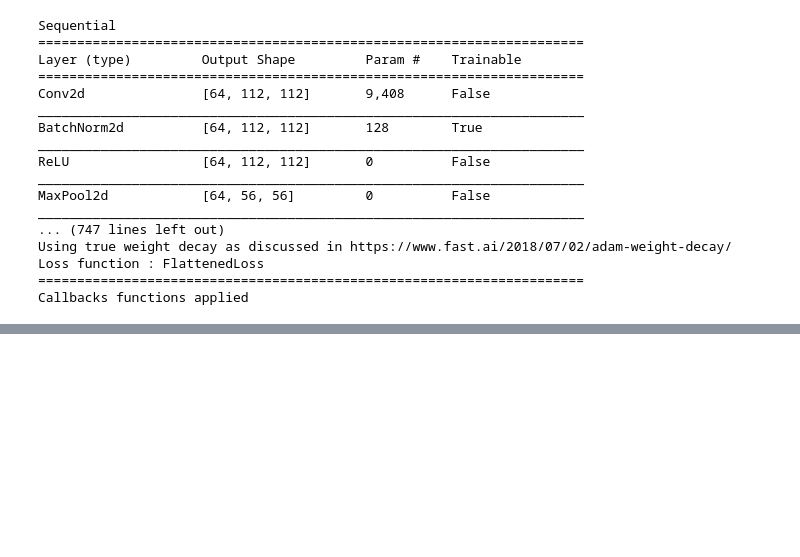
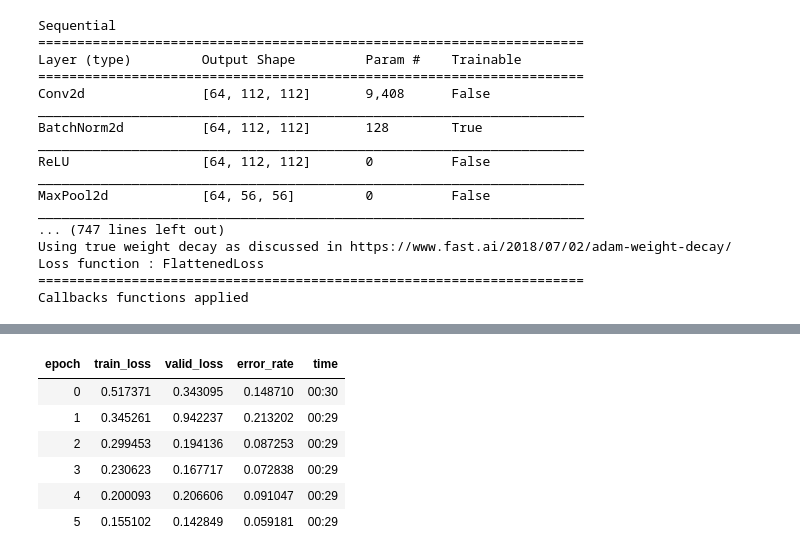
Before and after one commit to UndergraduateArtificialIntelligenceClub/skin_cancer, a Jupyter notebook: skin-cancer-dense_net-fastai.ipynb, the cells around one changed output, grey strips where cells are left out. Cells and saved outputs as stored; diff of their text form; code cells hidden in the pictures; blank space fills up the shorter version.

```diff
--- a/skin-cancer-dense_net-fastai.ipynb
+++ b/skin-cancer-dense_net-fastai.ipynb
@@ -66,0 +73,10 @@ learn.lr_find()
+# %%
+learn.fit_one_cycle(6, 1e-2)
+# %% [output]
+| epoch | train_loss | valid_loss | error_rate | time |
+| 0 | 0.517371 | 0.343095 | 0.148710 | 00:30 |
+| 1 | 0.345261 | 0.942237 | 0.213202 | 00:29 |
+| 2 | 0.299453 | 0.194136 | 0.087253 | 00:29 |
+| 3 | 0.230623 | 0.167717 | 0.072838 | 00:29 |
+| 4 | 0.200093 | 0.206606 | 0.091047 | 00:29 |
+| 5 | 0.155102 | 0.142849 | 0.059181 | 00:29 |
```
Also changed, not shown: parts of 6 cells of this notebook.
